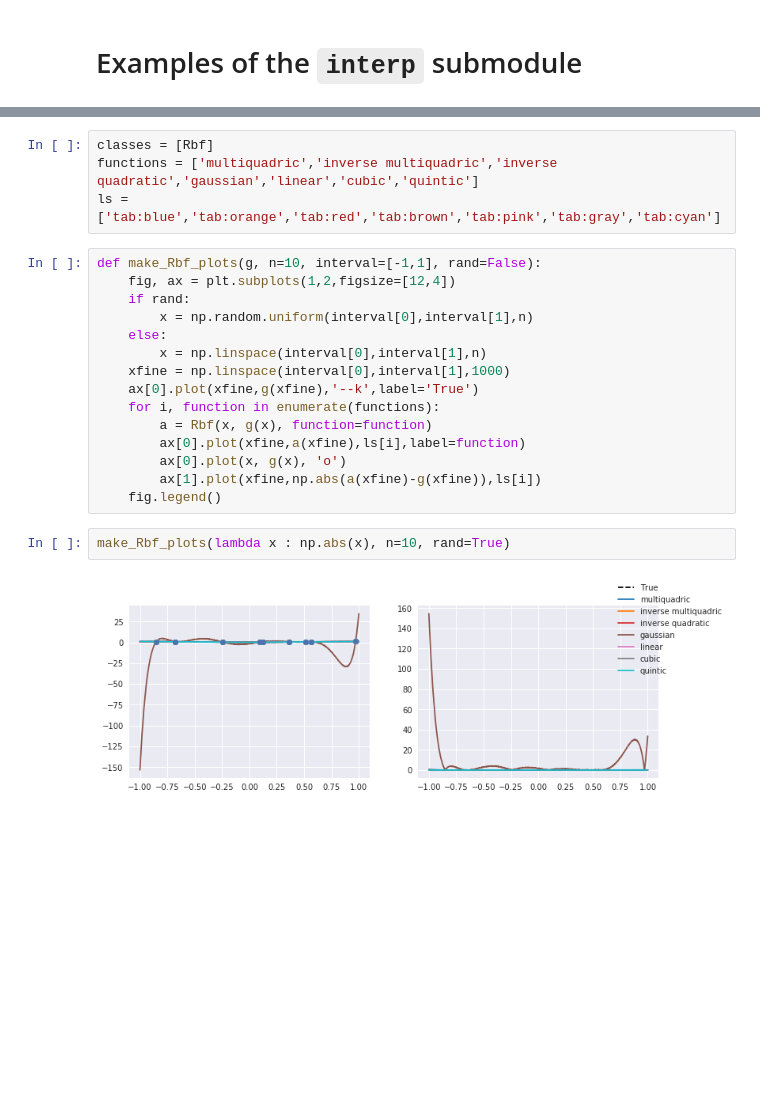
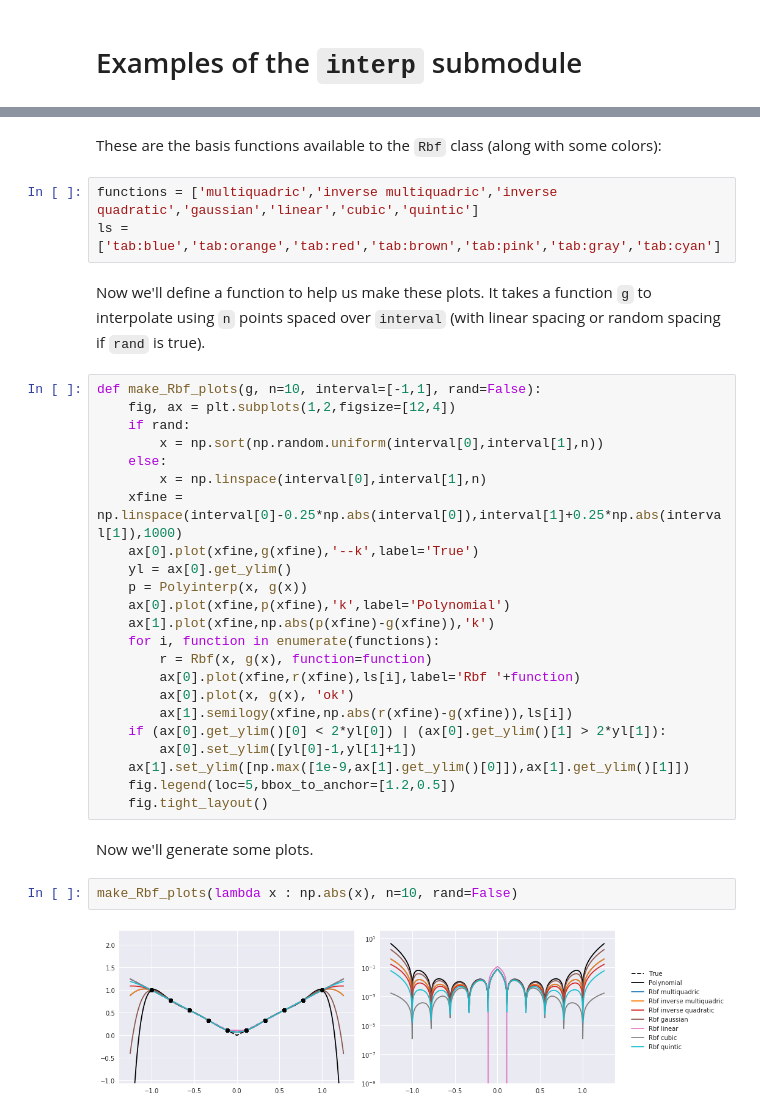
Before and after one commit to uwamath/narcpack, a Jupyter notebook: examples_interp.ipynb, the cells around one changed output, grey strips where cells are left out. Saved outputs shown, nothing was run; the diff lists cells and outputs as text; blank space fills up the shorter version.

```diff
--- a/examples_interp.ipynb
+++ b/examples_interp.ipynb
@@ -10,24 +12,37 @@ plt.style.use('seaborn')
+# %% [markdown]
+These are the basis functions available to the `Rbf` class (along with some colors):
 # %%
-classes = [Rbf]
 functions = ['multiquadric','inverse multiquadric','inverse quadratic','gaussian','linear','cubic','quintic']
 ls = ['tab:blue','tab:orange','tab:red','tab:brown','tab:pink','tab:gray','tab:cyan']
+# %% [markdown]
+Now we'll define a function to help us make these plots. It takes a function `g` to interpolate using `n` points spaced over `interval` (with linear spacing or random spacing if `rand` is true).
 # %%
 def make_Rbf_plots(g, n=10, interval=[-1,1], rand=False):
     fig, ax = plt.subplots(1,2,figsize=[12,4])
     if rand:
-        x = np.random.uniform(interval[0],interval[1],n)
+        x = np.sort(np.random.uniform(interval[0],interval[1],n))
     else:
         x = np.linspace(interval[0],interval[1],n)
-    xfine = np.linspace(interval[0],interval[1],1000)
+    xfine = np.linspace(interval[0]-0.25*np.abs(interval[0]),interval[1]+0.25*np.abs(interval[1]),1000)
     ax[0].plot(xfine,g(xfine),'--k',label='True')
+    yl = ax[0].get_ylim()
+    p = Polyinterp(x, g(x))
+    ax[0].plot(xfine,p(xfine),'k',label='Polynomial')
+    ax[1].plot(xfine,np.abs(p(xfine)-g(xfine)),'k')
     for i, function in enumerate(functions):
-        a = Rbf(x, g(x), function=function)
-        ax[0].plot(xfine,a(xfine),ls[i],label=function)
-        ax[0].plot(x, g(x), 'o')
-        ax[1].plot(xfine,np.abs(a(xfine)-g(xfine)),ls[i])
-    fig.legend()
+        r = Rbf(x, g(x), function=function)
+        ax[0].plot(xfine,r(xfine),ls[i],label='Rbf '+function)
+        ax[0].plot(x, g(x), 'ok')
+        ax[1].semilogy(xfine,np.abs(r(xfine)-g(xfine)),ls[i])
+    if (ax[0].get_ylim()[0] < 2*yl[0]) | (ax[0].get_ylim()[1] > 2*yl[1]):
+        ax[0].set_ylim([yl[0]-1,yl[1]+1])
+    ax[1].set_ylim([np.max([1e-9,ax[1].get_ylim()[0]]),ax[1].get_ylim()[1]])
+    fig.legend(loc=5,bbox_to_anchor=[1.2,0.5])
+    fig.tight_layout()
+# %% [markdown]
+Now we'll generate some plots.
 # %%
-make_Rbf_plots(lambda x : np.abs(x), n=10, rand=True)
+make_Rbf_plots(lambda x : np.abs(x), n=10, rand=False)
 # %% [output]
-[figure, old version]
+[figure, new version]
 # %%
```
Also changed, not shown: parts of 14 cells of this notebook.
